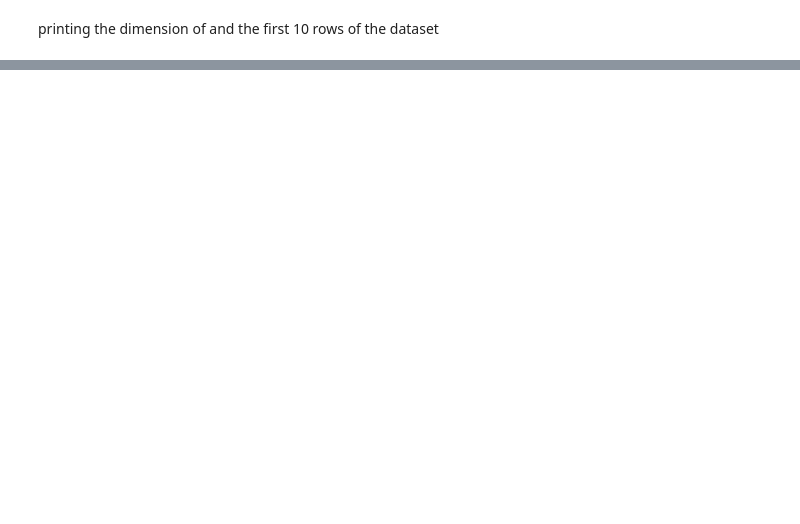
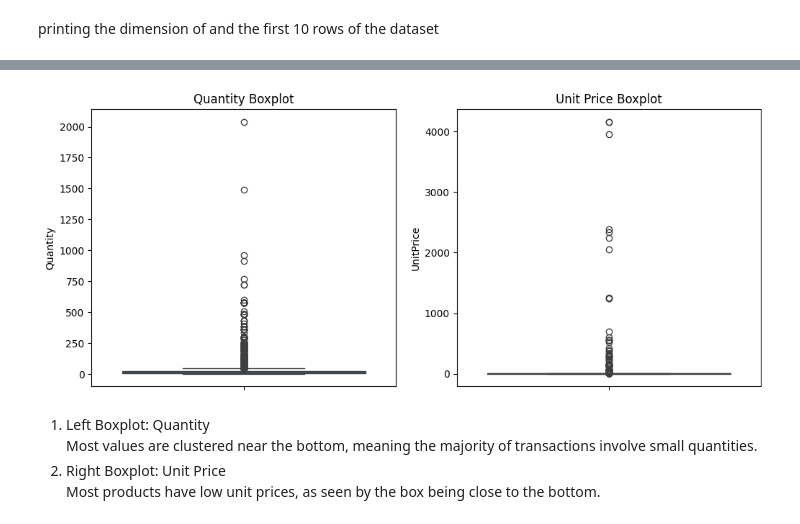
Before and after one commit to SatvikNanda/Customer_segmentation_project2, a Jupyter notebook: code.ipynb, the cells around one changed output, grey strips where cells are left out. Drawn from its saved outputs; the diff is of its cells as text; code cells hidden in the pictures; blank space fills up the shorter version.

```diff
--- a/code.ipynb
+++ b/code.ipynb
@@ -105,0 +243,18 @@ printing the dimension of and the first 10 rows of the dataset
+# %%
+# Boxplots for Quantity and UnitPrice
+fig, axes = plt.subplots(1, 2, figsize=(12, 5))
+
+sns.boxplot(y=df['Quantity'], ax=axes[0])
+axes[0].set_title('Quantity Boxplot')
+
+sns.boxplot(y=df['UnitPrice'], ax=axes[1])
+axes[1].set_title('Unit Price Boxplot')
+
+plt.show()
+# %% [output]
+[figure, added]
+# %% [markdown]
+1. Left Boxplot: Quantity<br>
+Most values are clustered near the bottom, meaning the majority of transactions involve small quantities.<br>
+2. Right Boxplot: Unit Price<br>
+Most products have low unit prices, as seen by the box being close to the bottom.
```
Also changed, not shown: parts of 33 cells of this notebook, 2 other files.
